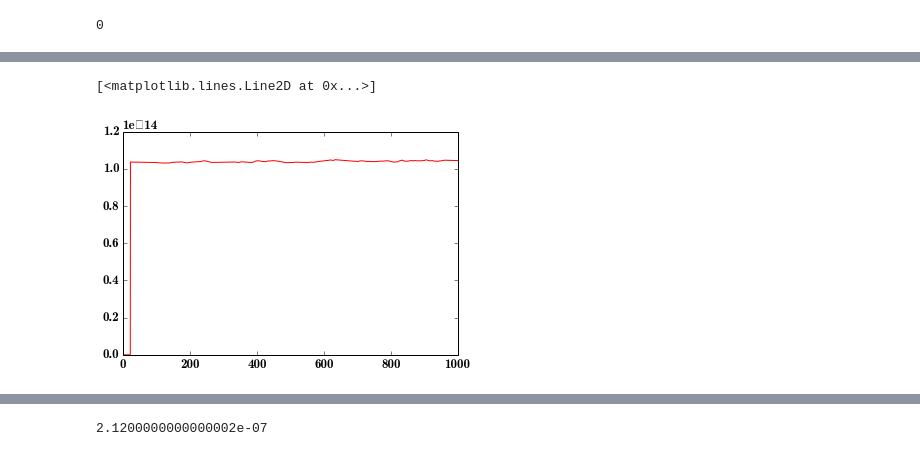
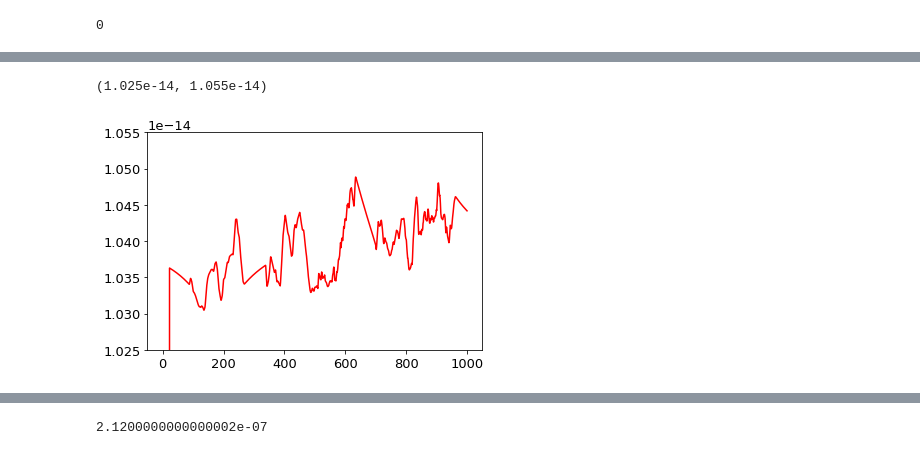
Before and after one commit to husnedereli/Reprocessing_disk, a Jupyter notebook: Compute_UVW2_LC_fitted_with_ADmodel.ipynb, the cells around one changed output, grey strips where cells are left out. Drawn from its saved outputs; the diff is of its cells as text; code cells hidden in the pictures.

```diff
--- a/Compute_UVW2_LC_fitted_with_ADmodel.ipynb
+++ b/Compute_UVW2_LC_fitted_with_ADmodel.ipynb
@@ -249,8 +290,9 @@ plt.plot(t, flux0, color = "red")
 # %%
 plt.plot(t, flux0*clight, color = "red")
+plt.ylim(1.025e-14, 1.055e-14)
 # %% [output]
-[<matplotlib.lines.Line2D at 0x...>]
+(1.025e-14, 1.055e-14)
-[figure, old version]
+[figure, new version]
 # %%
 flux1[150]*clight*(2120)
 # %% [output]
```
Also changed, not shown: parts of 18 cells of this notebook, 2 other files.
